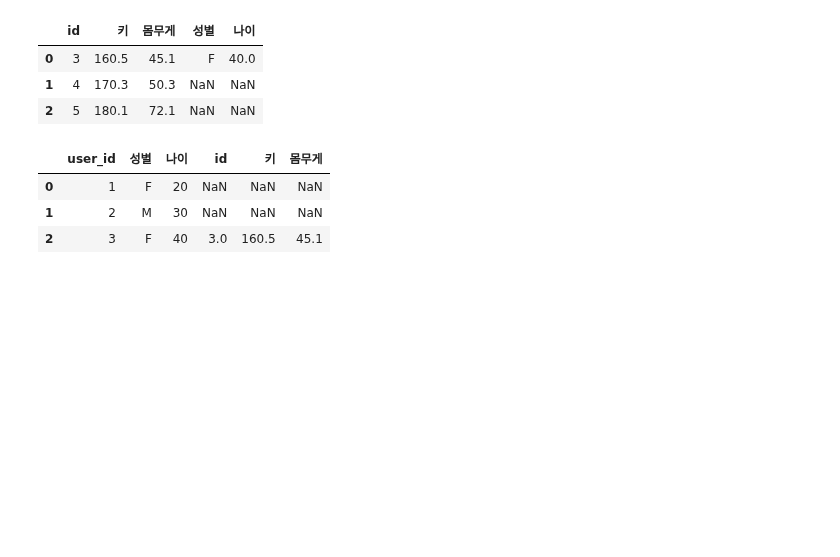
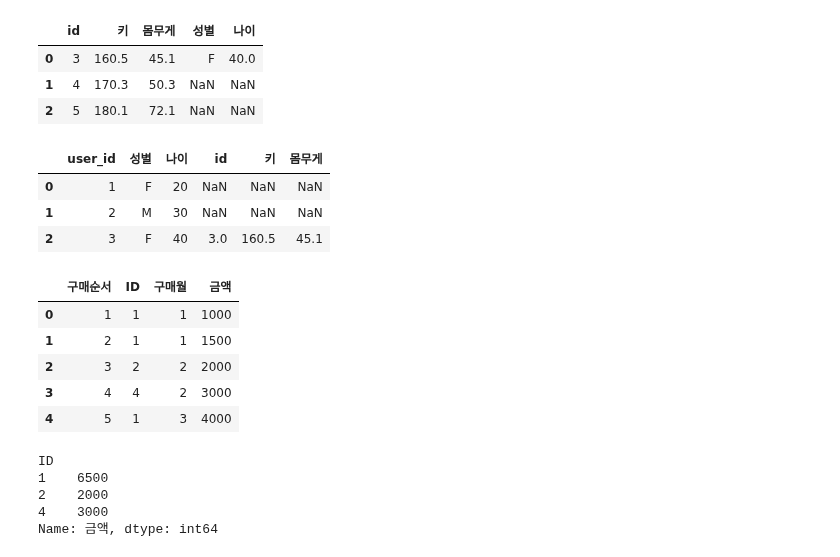
Before and after one commit to WooHyun94/TIL, a Jupyter notebook: Python/220929.ipynb, the cells around one changed output. Cells and saved outputs as stored; diff of their text form; code cells hidden in the pictures; blank space fills up the shorter version.

```diff
--- a/Python/220929.ipynb
+++ b/Python/220929.ipynb
@@ -176,3 +176,22 @@ pd.merge(df1, df2, how='left', left_on='user_id', right_on='id')
 | 0 | 1 | F | 20 | NaN | NaN | NaN |
 | 1 | 2 | M | 30 | NaN | NaN | NaN |
 | 2 | 3 | F | 40 | 3.0 | 160.5 | 45.1 |
+# %%
+# 그룹화
+df2 = pd.DataFrame({'구매순서' : [1, 2, 3, 4, 5], 'ID' : [1, 1, 2, 4, 1], '구매월' : [1, 1, 2, 2, 3], '금액' : [1000, 1500, 2000, 3000, 4000]})
+df2
+# %% [output]
+|  | 구매순서 | ID | 구매월 | 금액 |
+| 0 | 1 | 1 | 1 | 1000 |
+| 1 | 2 | 1 | 1 | 1500 |
+| 2 | 3 | 2 | 2 | 2000 |
+| 3 | 4 | 4 | 2 | 3000 |
+| 4 | 5 | 1 | 3 | 4000 |
+# %%
+df2.groupby(['ID'])['금액'].sum()
+# %% [output]
+ID
+1    6500
+2    2000
+4    3000
+Name: 금액, dtype: int64
```
Also changed, not shown: parts of 5 cells of this notebook.
